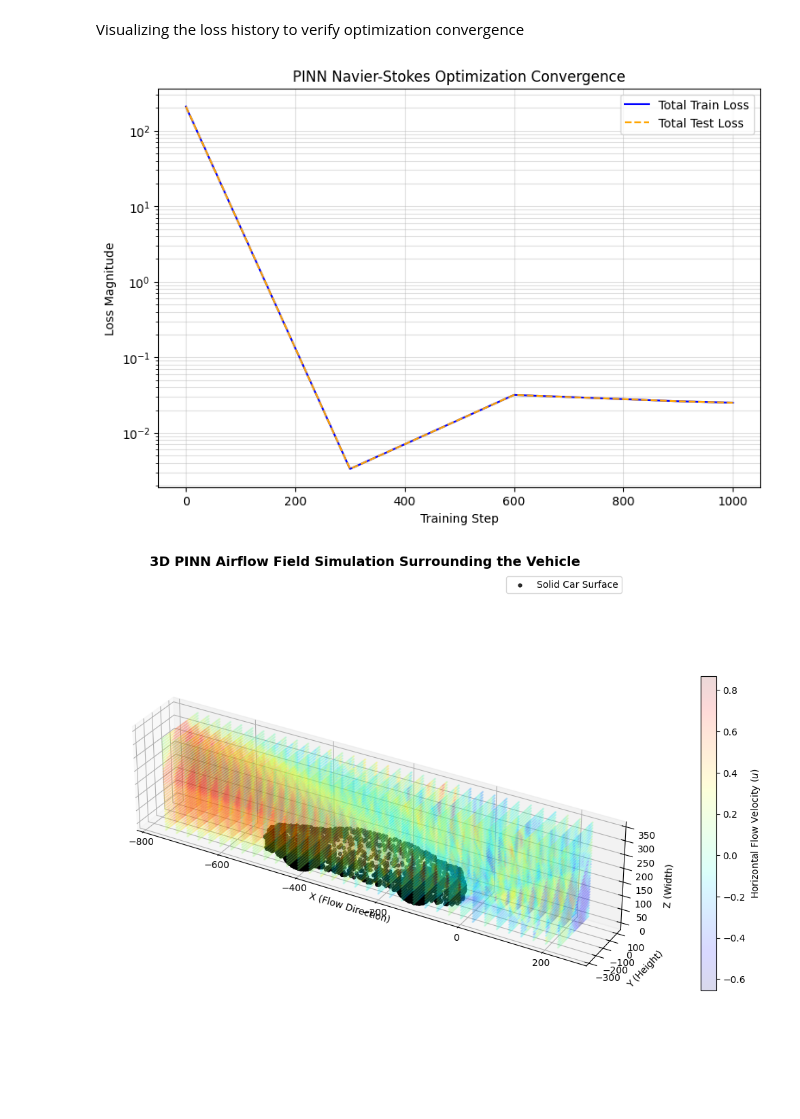
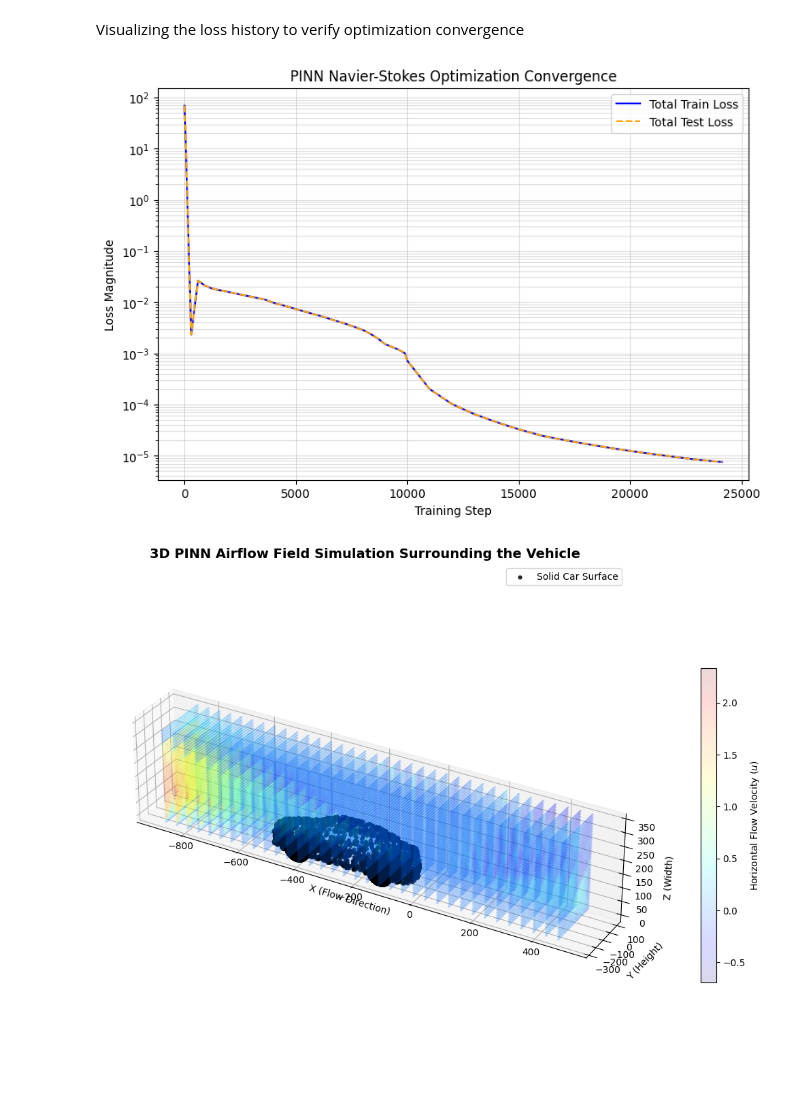
Before and after one commit to ziaurmb/pinn, a Jupyter notebook: Car_Model_Navier_stokes_equation_3D.ipynb, the cells around one changed output. Cells and saved outputs as stored; diff of their text form; code cells hidden in the pictures.

Commit message:
Trained for some more time got some good results

```diff
--- a/Car_Model_Navier_stokes_equation_3D.ipynb
+++ b/Car_Model_Navier_stokes_equation_3D.ipynb
@@ -311,10 +315,10 @@ adaptive_callback = SoftmaxAdaptiveWeights(model, every_n_epochs=20)
 Compiling the Model and Training
 # %%
 model.compile("adam", lr=1e-3, loss_weights=loss_weights)
-losshistory, train_state = model.train(iterations=1000,display_every=300, callbacks=[adaptive_callback])
+losshistory, train_state = model.train(iterations=10000,display_every=300, callbacks=[adaptive_callback])
 
 # dde.optimizers.config.set_LBFGS_options(maxiter=200)
-# model.compile("L-BFGS", loss_weights=model.loss_weights)
-# losshistory, train_state = model.train(display_every=50, callbacks=[adaptive_callback])
+model.compile("L-BFGS", loss_weights=model.loss_weights)
+losshistory, train_state = model.train(display_every=50, callbacks=[adaptive_callback])
 # %% [output]
 Compiling model...
@@ -352,7 +355,7 @@ plt.grid(True, which="both", ls="-", alpha=0.4)
 plt.legend()
 plt.show()
 # %% [output]
-[figure, old version]
+[figure, new version]
 # %%
 import numpy as np
 import matplotlib.pyplot as plt
@@ -361,7 +364,7 @@ from mpl_toolkits.mplot3d import Axes3D
 # 1. Create a tight 3D sampling box focused strictly around the car area
 # This avoids plotting the empty wind tunnel space so you can focus on the vehicle
 num_points_axis = 35
-x_sample = np.linspace(x_min - 0.5 * L, x_max + 0.5*L, num_points_axis)
+x_sample = np.linspace(x_min - 0.75 * L, x_max + 1*L, num_points_axis)
 y_sample = np.linspace(y_min, y_max + H, num_points_axis)
 z_sample = np.linspace(z_min, z_max + W, num_points_axis)
 
@@ -385,34 +388,34 @@ air_scatter = ax.scatter(
     flow_points[:, 0], flow_points[:, 1], flow_points[:, 2],
     c=u_velocity,
     cmap='jet',
     s=2,
     alpha=0.15
 )
 
 # 5. Overlay your fast_model_points as a solid black structural anchor
 # This explicitly reveals the solid car boundary underneath the flow lines
 ax.scatter(
     dense_model_points[:, 0], dense_model_points[:, 1], dense_model_points[:, 2],
     color='black',
     s=12,
     alpha=0.8,
     label='Solid Car Surface'
 )
 
 # 6. Add layout labels and matching scales to prevent geometric stretching
 fig.colorbar(air_scatter, ax=ax, label='Horizontal Flow Velocity ($u$)', pad=0.1, shrink=0.6)
 ax.set_xlabel('X (Flow Direction)')
 ax.set_ylabel('Y (Height)')
 ax.set_zlabel('Z (Width)')
 ax.set_title('3D PINN Airflow Field Simulation Surrounding the Vehicle', fontsize=14, fontweight='bold')
 
 # Ensure perfect spatial scaling proportion
 ax.set_box_aspect([3*L, H, 2*W])
 ax.legend(loc='upper right')
 
 plt.show()
 # %% [output]
-[figure, old version]
+[figure, new version]
 # %%
 import numpy as np
 import matplotlib.pyplot as plt
```
Also changed, not shown: parts of 4 cells of this notebook.
